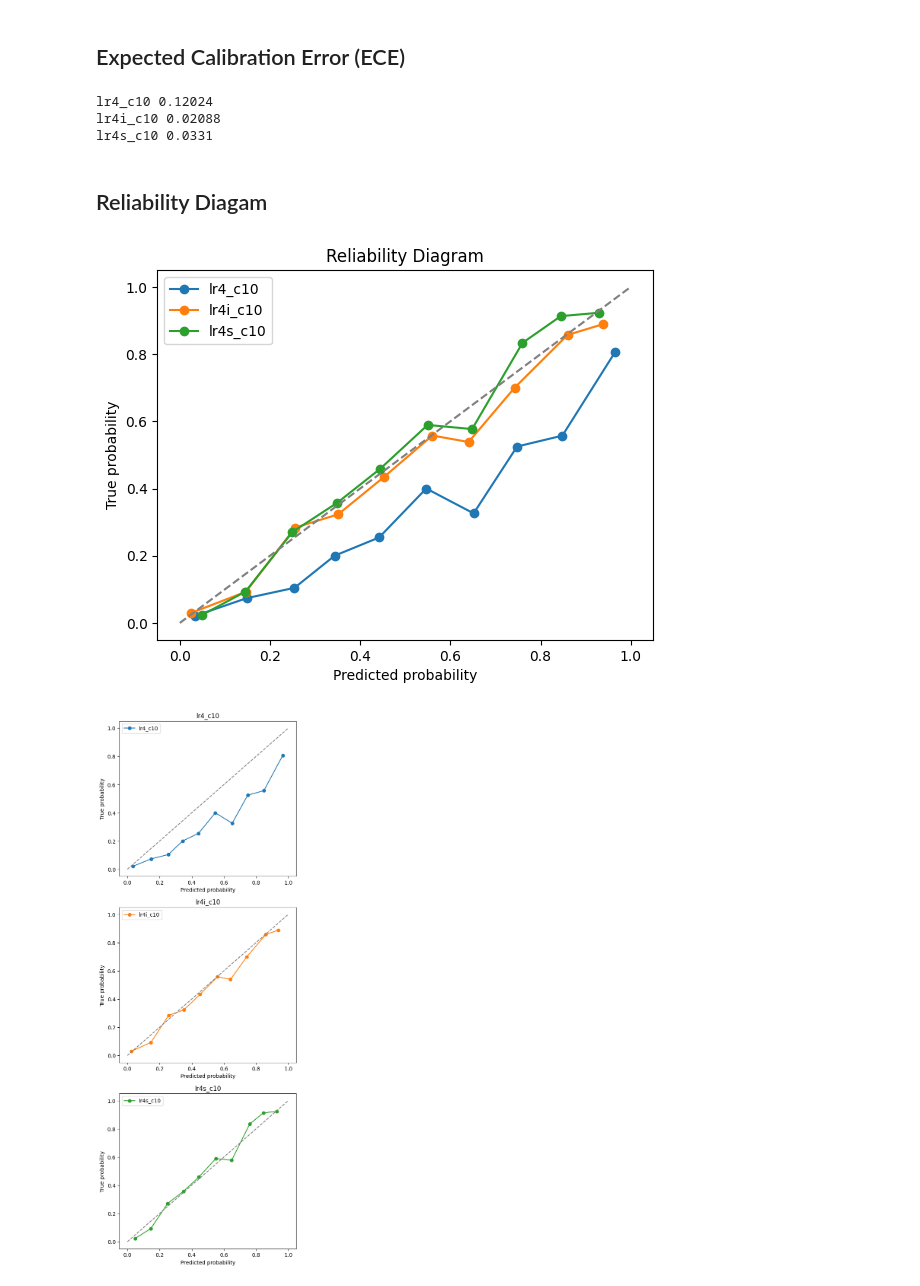
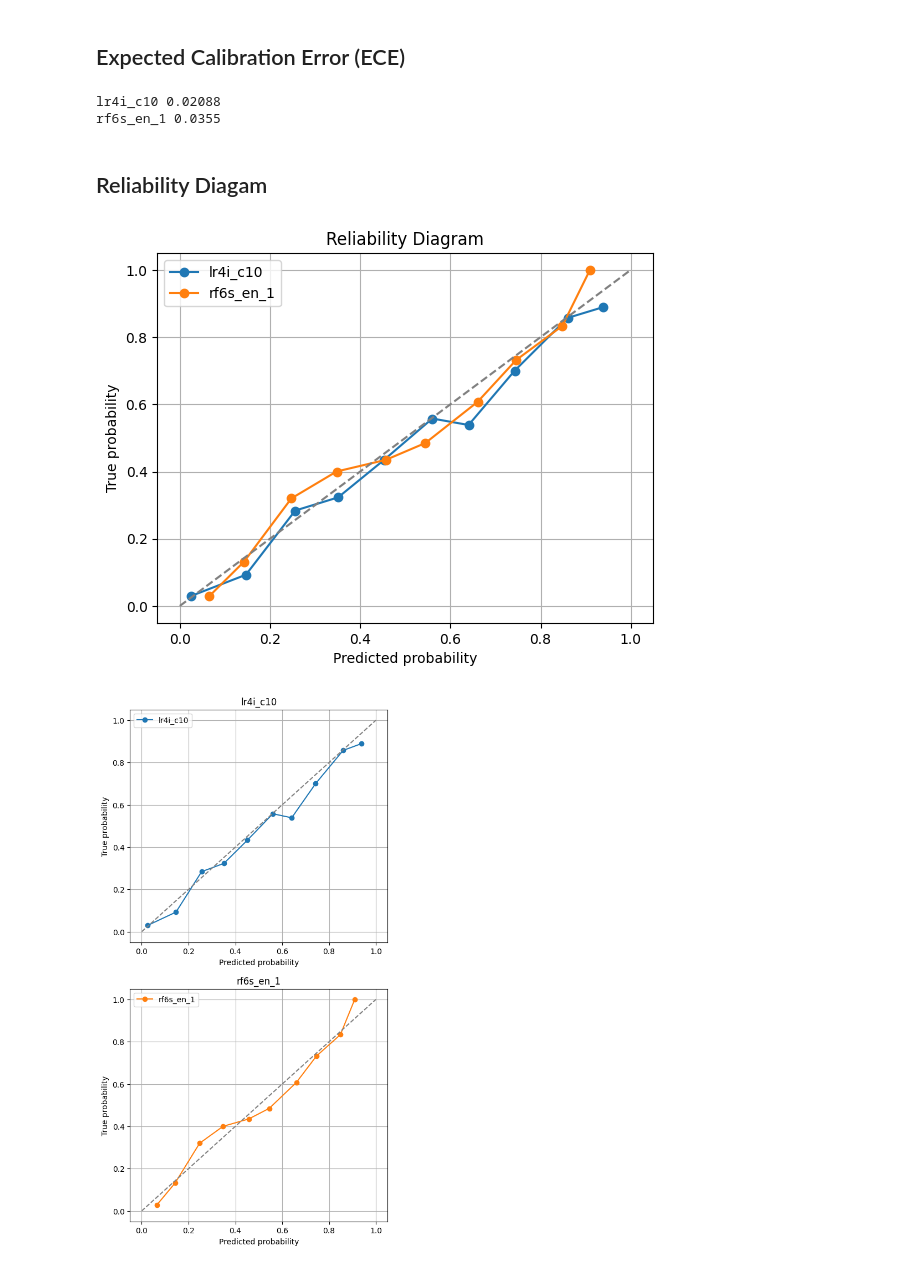
Before and after one commit to Pi3dr0/bakalarka_KC, a Jupyter notebook: experiments/calibration_experiments.ipynb, the cells around one changed output. Saved outputs shown, nothing was run; the diff lists cells and outputs as text; code cells hidden in the pictures.

```diff
--- a/experiments/calibration_experiments.ipynb
+++ b/experiments/calibration_experiments.ipynb
@@ -22,7 +22,7 @@ from src.load_tests import load_test
 # %% [markdown]
 ## Nacitanie modelov
 # %%
-model_lists: list[str] = ["lr4_c10", "lr4i_c10", "lr4s_c10"]
+model_lists: list[str] = ["lr4i_c10", "rf6s_en_1"]
 base_path: str = "../results"
 tests = {}
 
@@ -78,9 +75,8 @@ for test, data in tests.items():
     ece: float = get_ece(data["y_true"], data["y_proba"], 10)
     print(test, round(ece, 5))
 # %% [output]
-lr4_c10 0.12024
 lr4i_c10 0.02088
-lr4s_c10 0.0331
+rf6s_en_1 0.0355
 # %% [markdown]
 ## Reliability Diagam
 # %%
@@ -98,9 +94,10 @@ plt.xlabel("Predicted probability")
 plt.ylabel("True probability")
 plt.title("Reliability Diagram")
 plt.legend()
+plt.grid()
 plt.show()
 # %% [output]
-[figure, old version]
+[figure, new version]
 # %%
 N: int = len(tests)
 fig, axes = plt.subplots(nrows=N,
@@ -117,31 +114,32 @@ col_pallet: list[str] = [
     ]
 
 if N == 1:
     axes = [axes]
 
 prob_ture_list: list = []
 prob_pred_list: list = []
 
 for test, data in tests.items():
     y_true = data["y_true"]
     y_proba = data["y_proba"]
 
     prob_ture, prob_pred = calibration_curve(
         y_true,
         y_proba,
         n_bins=10
     )
 
     prob_ture_list.append(prob_ture)
     prob_pred_list.append(prob_pred)
 
 
 for i, (test, data) in enumerate(tests.items()):
     axes[i].plot(prob_pred_list[i], prob_ture_list[i], marker="o", label=test, color=col_pallet[i])
     axes[i].plot([0, 1], [0, 1], linestyle="--", color="gray")
     axes[i].set_xlabel("Predicted probability")
     axes[i].set_ylabel("True probability")
     axes[i].set_title(test)
     axes[i].legend()
+    axes[i].grid()
 # %% [output]
-[figure, old version]
+[figure, new version]
```
Also changed, not shown: parts of 3 cells of this notebook, 8 other files.
